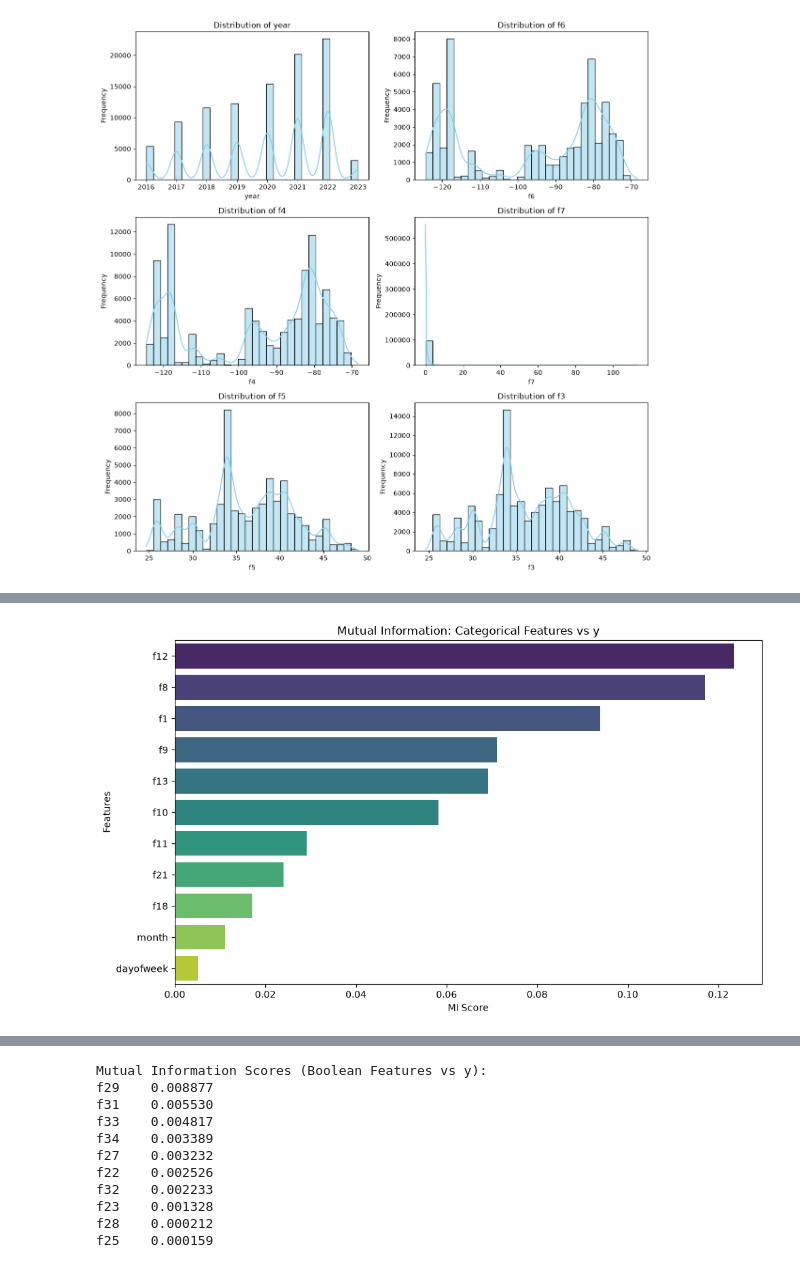
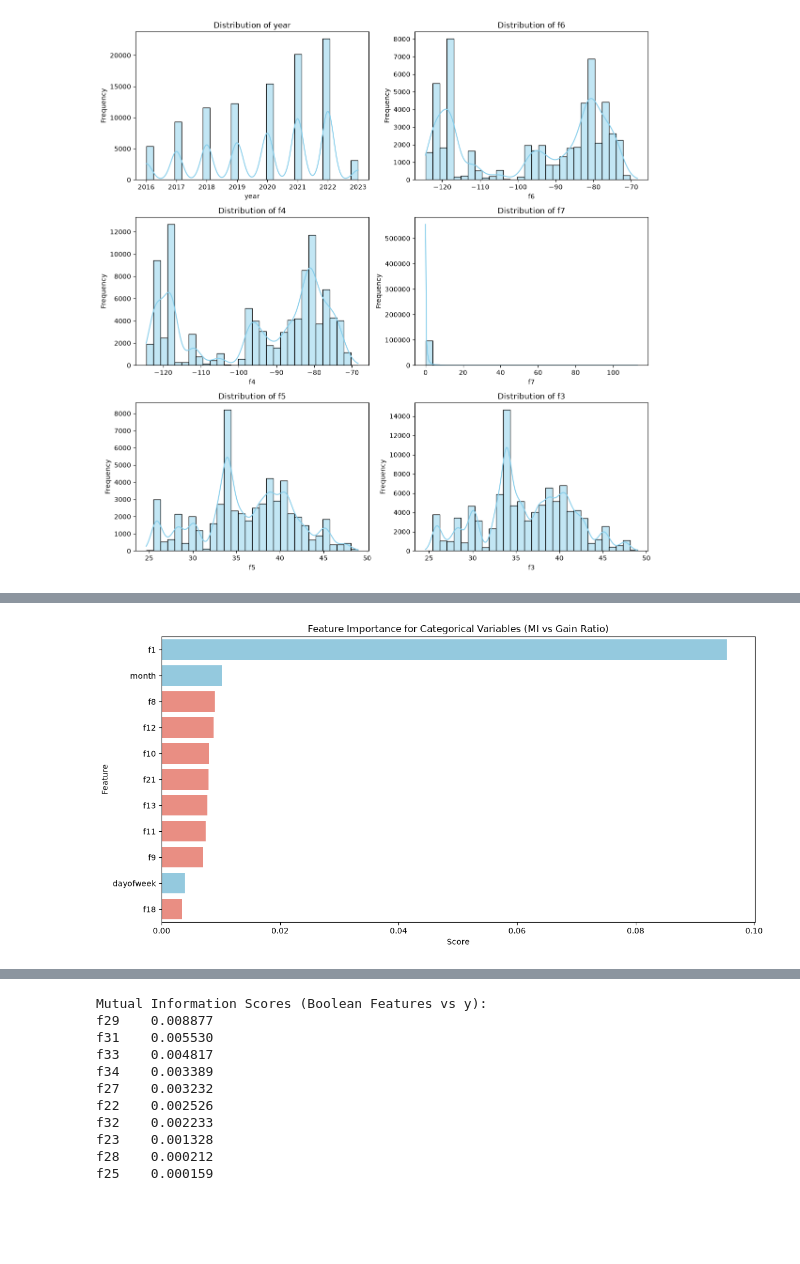
Before and after one commit to HesamMerajifar/Datamining, a Jupyter notebook: Hesam_final.ipynb, the cells around one changed output, grey strips where cells are left out. Cells and saved outputs as stored; diff of their text form; code cells hidden in the pictures; blank space fills up the shorter version.

Commit message:
EDA-high dimensional

```diff
--- a/Hesam_final.ipynb
+++ b/Hesam_final.ipynb
@@ -406,27 +406,93 @@ plt.show()
 # %% [output]
 [figure]
 # %%
+from sklearn.feature_selection import mutual_info_classif
+import pandas as pd
+import numpy as np
+import seaborn as sns
+import matplotlib.pyplot as plt
+from collections import defaultdict
+
+# ------------------------------------------------------------
+# DEFINE THRESHOLD FOR HIGH-CARDINALITY CATEGORICAL FEATURES
+# ------------------------------------------------------------
+HIGH_CARD_THRESHOLD = 20   # You can adjust this value
+
+# ------------------------------------------------------------
+# PREPARE DATA
+# ------------------------------------------------------------
 if 'categorical_cols' in locals() and 'y' in df.columns:
     df_clean = df[['y'] + categorical_cols].dropna(subset=['y'])
 
     if df_clean['y'].nunique() >= 2:
+
+        # ------------------------------------------------------------
+        # ENCODE CATEGORICAL FEATURES
+        # ------------------------------------------------------------
         df_encoded = pd.DataFrame()
         for col in categorical_cols:
             df_encoded[col] = df_clean[col].astype('category').cat.codes
 
-        mi_scores = mutual_info_classif(df_encoded, df_clean['y'].astype(int), random_state=42)
-        mi_series = pd.Series(mi_scores, index=categorical_cols).sort_values(ascending=False)
+        X_cat = df_encoded
+        y_cat = df_clean['y'].astype(int)
 
-        print("Mutual Information Scores (Categorical vs y):")
-        print(mi_series)
+        # ------------------------------------------------------------
+        # COMPUTE GAIN RATIO FOR HIGH-CARDINALITY FEATURES
+        # ------------------------------------------------------------
+        def gain_ratio(X, y, col):
+            # Mutual Information (I)
+            mi = mutual_info_classif(X[[col]], y, random_state=42)[0]
 
-        plt.figure(figsize=(10, max(6, len(categorical_cols) * 0.4)))
-        sns.barplot(x=mi_series.values, y=mi_series.index, palette='viridis')
-        plt.title('Mutual Information: Categorical Features vs y')
-        plt.xlabel('MI Score')
-        plt.ylabel('Features')
+            # Entropy of feature (H)
+            probs = X[col].value_counts(normalize=True)
+            ent = -np.sum(probs * np.log2(probs + 1e-9))
+
+            # Gain Ratio = I / H
+            return mi / ent if ent > 0 else 0
+
+        # ------------------------------------------------------------
+        # SPLIT FEATURES BY CARDINALITY AND COMPUTE SCORES
+        # ------------------------------------------------------------
+        scores = []
+
+        for col in categorical_cols:
+            unique_count = df_clean[col].nunique()
+
+            if unique_count > HIGH_CARD_THRESHOLD:
+                # High-cardinality → use Gain Ratio
+                gr_score = gain_ratio(X_cat, y_cat, col)
+                scores.append((col, gr_score, 'Gain Ratio', unique_count))
+            else:
+                # Low-cardinality → use Mutual Information
+                mi_score = mutual_info_classif(X_cat[[col]], y_cat, random_state=42)[0]
+                scores.append((col, mi_score, 'Mutual Info', unique_count))
+
+        # ------------------------------------------------------------
+        # CREATE AND DISPLAY RESULTS
+        # ------------------------------------------------------------
+        results_df = pd.DataFrame(scores, columns=['Feature', 'Score', 'Method', 'Cardinality'])
+        results_df = results_df.sort_values('Score', ascending=False)
+
+        print("Categorical Feature Importance (MI or Gain Ratio):")
+        print(results_df.to_string(index=False))
+
+        # ------------------------------------------------------------
+        # PLOT
+        # ------------------------------------------------------------
+        plt.figure(figsize=(12, max(6, len(categorical_cols) * 0.4)))
+
+        # Color-code by method
+        color_map = {'Mutual Info': 'skyblue', 'Gain Ratio': 'salmon'}
+        colors = [color_map[m] for m in results_df['Method']]
+
+        sns.barplot(x='Score', y='Feature', data=results_df, palette=colors)
+
+        plt.title('Feature Importance for Categorical Variables (MI vs Gain Ratio)')
+        plt.xlabel('Score')
+        plt.ylabel('Feature')
         plt.tight_layout()
         plt.show()
+
     else:
         print("Target 'y' must have at least 2 classes after removing missing values.")
 else:
@@ -448,2 +514,2 @@ dtype: float64
-[figure, old version]
+[figure, new version]
 # %%
```
Also changed, not shown: parts of 2 cells of this notebook.
